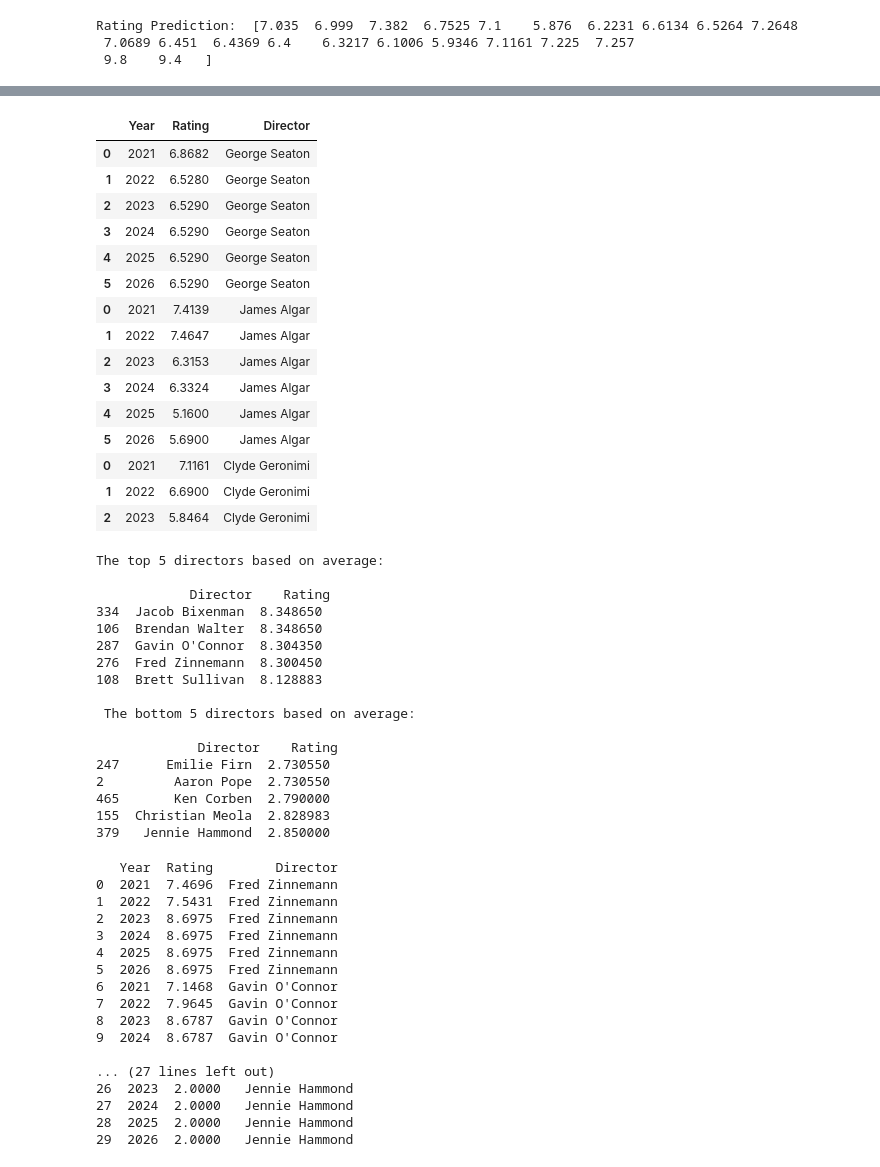
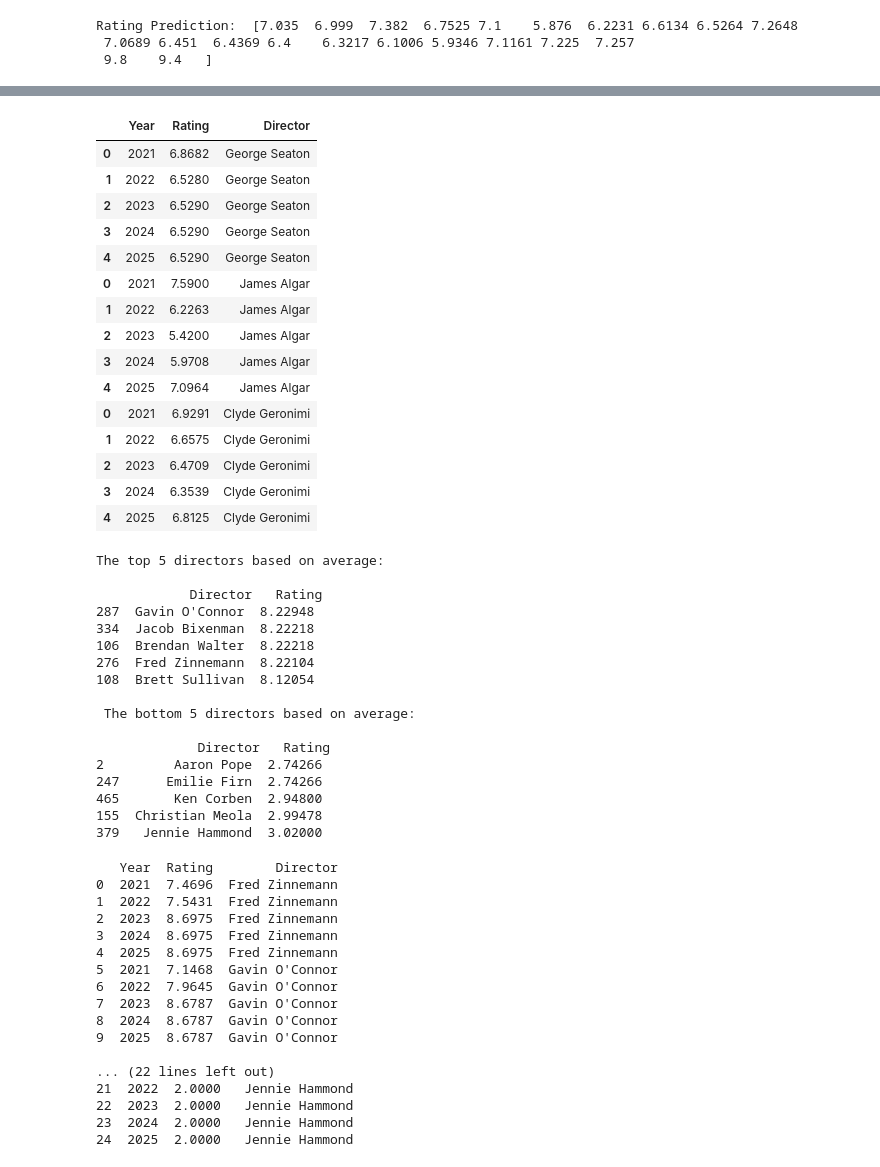
Before and after one commit to emchege/MIS546_Group_Project, a Jupyter notebook: disney+_erwin_final.ipynb, the cells around one changed output, grey strips where cells are left out. Cells and saved outputs as stored; diff of their text form; code cells hidden in the pictures.

```diff
--- a/disney+_erwin_final.ipynb
+++ b/disney+_erwin_final.ipynb
@@ -534,31 +534,31 @@ print(abc)
 # %%
 #Now get the data for all Directors
-time = 6
+time = 5
 rating_df= pd.DataFrame()
 
 for name in merged_a['director'].unique():
     temp_df = process(time,name)
     #temp_df = ran_for(year_pred(time,name),name)
     rating_df = rating_df.append(temp_df)
 
 rating_df.head(15)
 # %% [output]
 |  | Year | Rating | Director |
 | 0 | 2021 | 6.8682 | George Seaton |
 | 1 | 2022 | 6.5280 | George Seaton |
 | 2 | 2023 | 6.5290 | George Seaton |
 | 3 | 2024 | 6.5290 | George Seaton |
 | 4 | 2025 | 6.5290 | George Seaton |
-| 5 | 2026 | 6.5290 | George Seaton |
-| 0 | 2021 | 7.4139 | James Algar |
-| 1 | 2022 | 7.4647 | James Algar |
-| 2 | 2023 | 6.3153 | James Algar |
-| 3 | 2024 | 6.3324 | James Algar |
-| 4 | 2025 | 5.1600 | James Algar |
-| 5 | 2026 | 5.6900 | James Algar |
-| 0 | 2021 | 7.1161 | Clyde Geronimi |
-| 1 | 2022 | 6.6900 | Clyde Geronimi |
-| 2 | 2023 | 5.8464 | Clyde Geronimi |
+| 0 | 2021 | 7.5900 | James Algar |
+| 1 | 2022 | 6.2263 | James Algar |
+| 2 | 2023 | 5.4200 | James Algar |
+| 3 | 2024 | 5.9708 | James Algar |
+| 4 | 2025 | 7.0964 | James Algar |
+| 0 | 2021 | 6.9291 | Clyde Geronimi |
+| 1 | 2022 | 6.6575 | Clyde Geronimi |
+| 2 | 2023 | 6.4709 | Clyde Geronimi |
+| 3 | 2024 | 6.3539 | Clyde Geronimi |
+| 4 | 2025 | 6.8125 | Clyde Geronimi |
 # %%
 #The average rating of all directors within the given amount of years (5)
 average_rating = rating_df.groupby('Director')['Rating'].mean().reset_index()
@@ -573,21 +573,21 @@ print('\n',small_five)
 # %% [output]
 The top 5 directors based on average:
 
-            Director    Rating
-334  Jacob Bixenman  8.348650
-106  Brendan Walter  8.348650
-287  Gavin O'Connor  8.304350
-276  Fred Zinnemann  8.300450
-108  Brett Sullivan  8.128883
+            Director   Rating
+287  Gavin O'Connor  8.22948
+334  Jacob Bixenman  8.22218
+106  Brendan Walter  8.22218
+276  Fred Zinnemann  8.22104
+108  Brett Sullivan  8.12054
 
  The bottom 5 directors based on average:
 
-             Director    Rating
-247      Emilie Firn  2.730550
-2         Aaron Pope  2.730550
-465       Ken Corben  2.790000
-155  Christian Meola  2.828983
-379   Jennie Hammond  2.850000
+             Director   Rating
+2         Aaron Pope  2.74266
+247      Emilie Firn  2.74266
+465       Ken Corben  2.94800
+155  Christian Meola  2.99478
+379   Jennie Hammond  3.02000
 # %%
 big_directors = rating_df.merge(big_five['Director'], on='Director')
 
@@ -603,17 +603,17 @@ print('\n',small_directors)
 2  2023  8.6975  Fred Zinnemann
 3  2024  8.6975  Fred Zinnemann
 4  2025  8.6975  Fred Zinnemann
-5  2026  8.6975  Fred Zinnemann
-6  2021  7.1468  Gavin O'Connor
-7  2022  7.9645  Gavin O'Connor
-8  2023  8.6787  Gavin O'Connor
-9  2024  8.6787  Gavin O'Connor
+5  2021  7.1468  Gavin O'Connor
+6  2022  7.9645  Gavin O'Connor
+7  2023  8.6787  Gavin O'Connor
+8  2024  8.6787  Gavin O'Connor
+9  2025  8.6787  Gavin O'Connor
 
-... (27 lines left out)
-26  2023  2.0000   Jennie Hammond
-27  2024  2.0000   Jennie Hammond
-28  2025  2.0000   Jennie Hammond
-29  2026  2.0000   Jennie Hammond
+... (22 lines left out)
+21  2022  2.0000   Jennie Hammond
+22  2023  2.0000   Jennie Hammond
+23  2024  2.0000   Jennie Hammond
+24  2025  2.0000   Jennie Hammond
 # %%
 palette = sns.color_palette('husl', len(big_directors['Director'].unique()))
 
```
Also changed, not shown: parts of 7 cells of this notebook.
